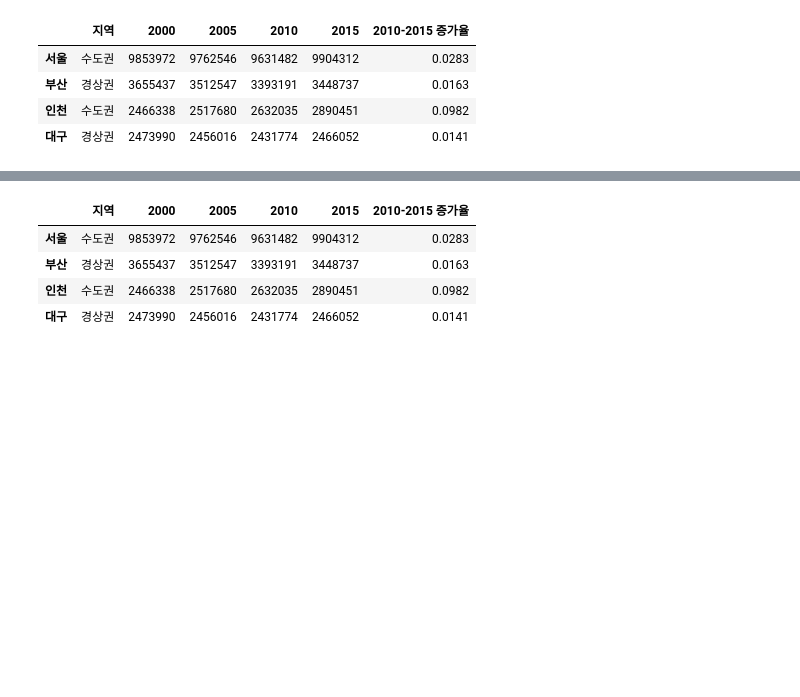
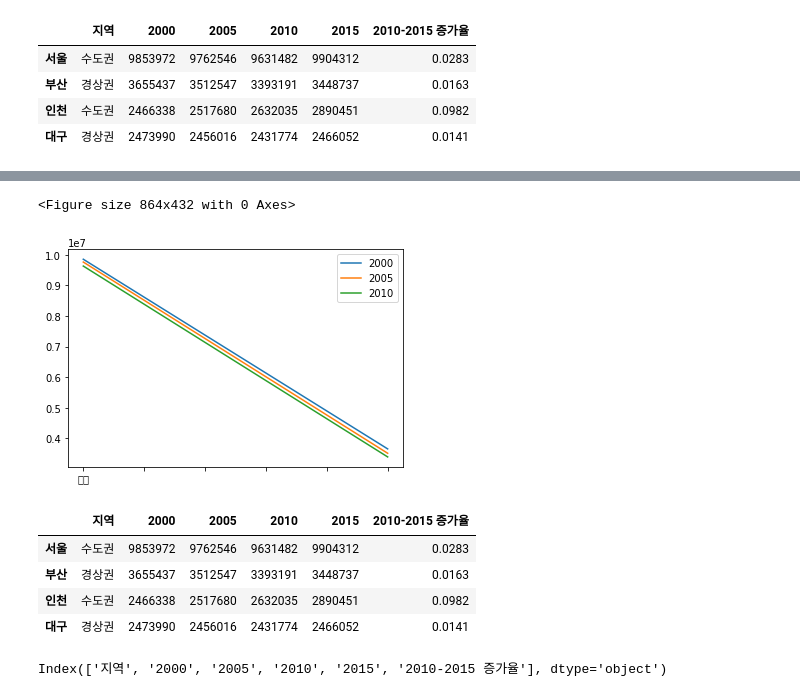
Before and after one commit to rubinkim/DataAnalysis, a Jupyter notebook: 02.Pandas/02_DataFrame.ipynb, the cells around one changed output, grey strips where cells are left out. Drawn from its saved outputs; the diff is of its cells as text; code cells hidden in the pictures; blank space fills up the shorter version.

```diff
--- a/02.Pandas/02_DataFrame.ipynb
+++ b/02.Pandas/02_DataFrame.ipynb
@@ -27,3 +33,10 @@ df
+# %%
+plt.figure(figsize=(12,6))
+df.loc[['서울','부산'], ['2000','2005','2010']].plot()
+plt.show()
+# %% [output]
+<Figure size 864x432 with 0 Axes>
+[figure, added]
 # %%
 data = [["수도권", "경상권", "수도권", "경상권"], [9853972, 3655437, 2466338, 2473990], [9762546, 3512547, 2517680, 2456016],
         [9631482, 3393191, 2632035, 2431774], [9904312, 3448737, 2890451, 2466052], [0.0283, 0.0163, 0.0982, 0.0141]]
@@ -38,3 +51,7 @@ df_new
 | 부산 | 경상권 | 3655437 | 3512547 | 3393191 | 3448737 | 0.0163 |
 | 인천 | 수도권 | 2466338 | 2517680 | 2632035 | 2890451 | 0.0982 |
 | 대구 | 경상권 | 2473990 | 2456016 | 2431774 | 2466052 | 0.0141 |
+# %%
+df_new.columns
+# %% [output]
+Index(['지역', '2000', '2005', '2010', '2015', '2010-2015 증가율'], dtype='object')
```
Also changed, not shown: parts of 36 cells of this notebook, 1 other file.
